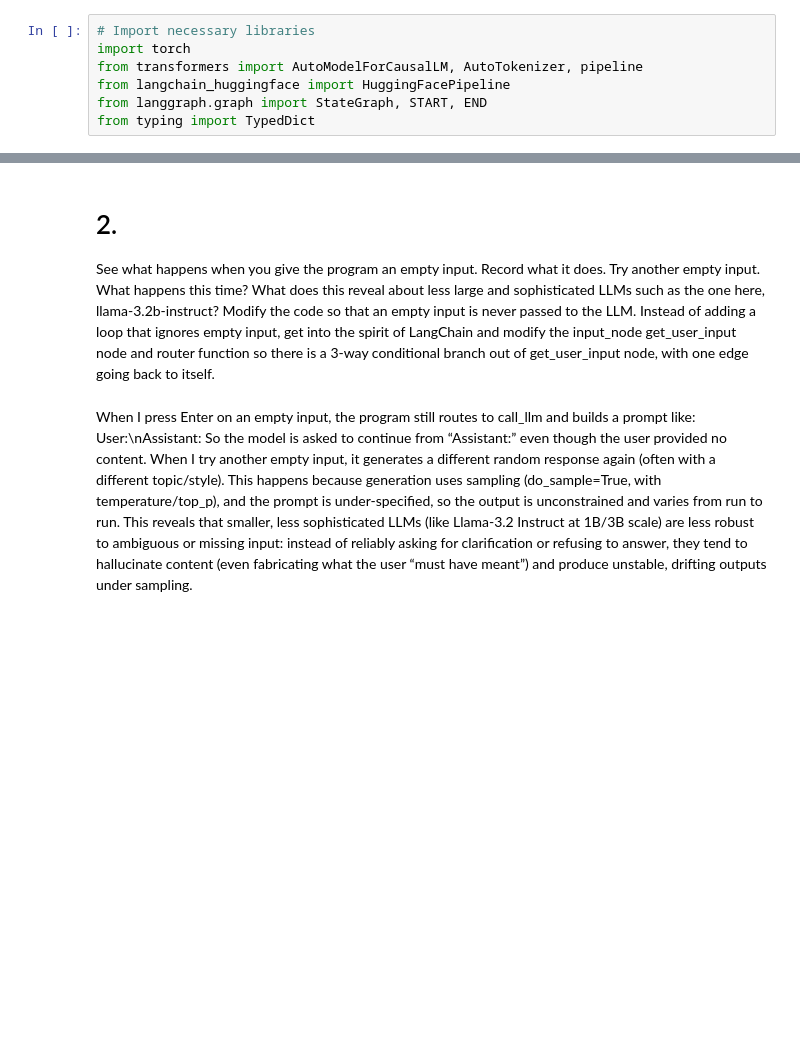
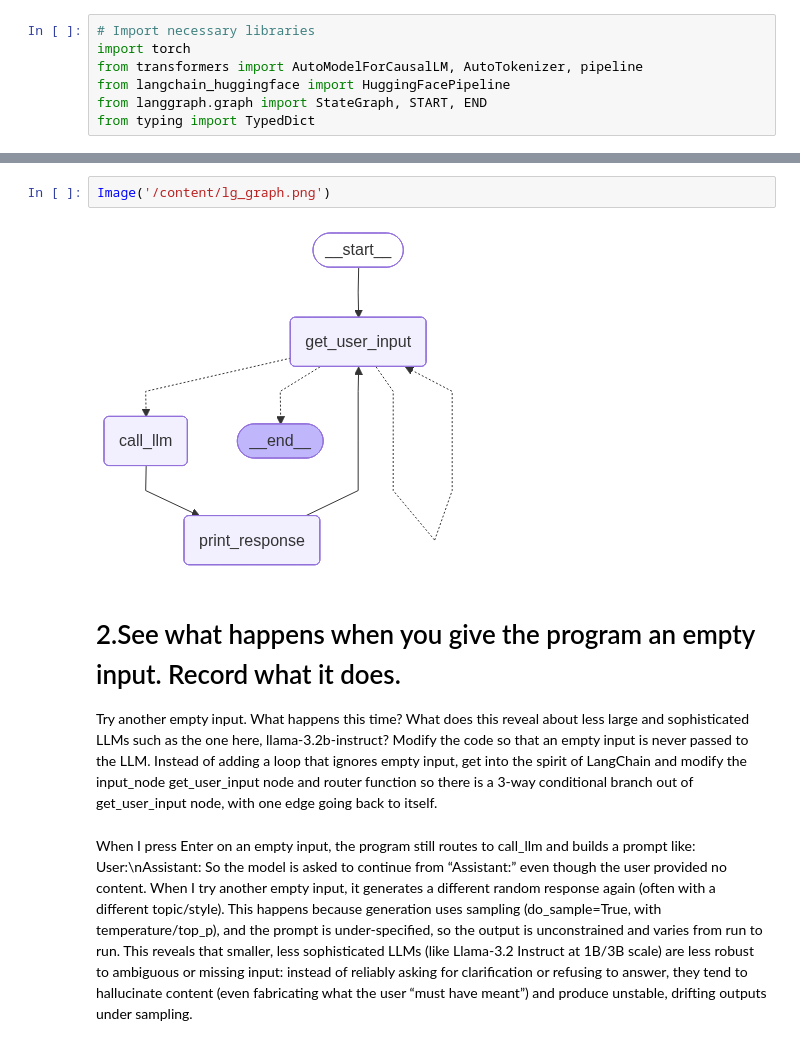
Before and after one commit to scarlettyu2023/AI_agent_workshop, a Jupyter notebook: Topic2Frameworks/Topic_2_Agent_Orchestration_Frameworks.ipynb, the cells around one changed output, grey strips where cells are left out. Cells and saved outputs as stored; diff of their text form; blank space fills up the shorter version.

```diff
--- a/Topic2Frameworks/Topic_2_Agent_Orchestration_Frameworks.ipynb
+++ b/Topic2Frameworks/Topic_2_Agent_Orchestration_Frameworks.ipynb
@@ -931,6 +559,11 @@ Goodbye!
+# %%
+Image('/content/lg_graph.png')
+# %% [output]
+[figure, added]
 # %% [markdown]
-# 2.
-See what happens when you give the program an empty input.  Record what it does.  Try another empty input.  What happens this time?  What does this reveal about less large and sophisticated LLMs such as the one here, llama-3.2b-instruct?  Modify the code so that an empty input is never passed to the LLM. Instead of adding a loop that ignores empty input, get into the spirit of LangChain and modify the input_node get_user_input node and router function so there is a 3-way conditional branch out of get_user_input node, with one edge going back to itself.
+# 2.See what happens when you give the program an empty input.  Record what it does.
+
+Try another empty input.  What happens this time?  What does this reveal about less large and sophisticated LLMs such as the one here, llama-3.2b-instruct?  Modify the code so that an empty input is never passed to the LLM. Instead of adding a loop that ignores empty input, get into the spirit of LangChain and modify the input_node get_user_input node and router function so there is a 3-way conditional branch out of get_user_input node, with one edge going back to itself.
 # %% [markdown]
 When I press Enter on an empty input, the program still routes to call_llm and builds a prompt like:
 User:\nAssistant:
```
Also changed, not shown: parts of 18 cells of this notebook.
